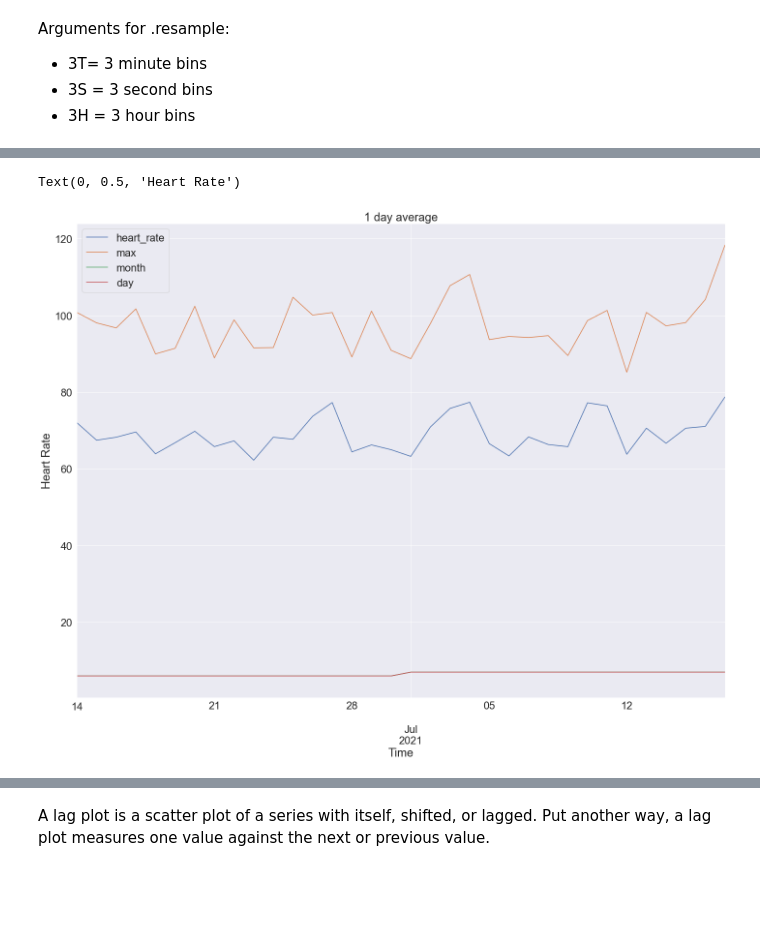
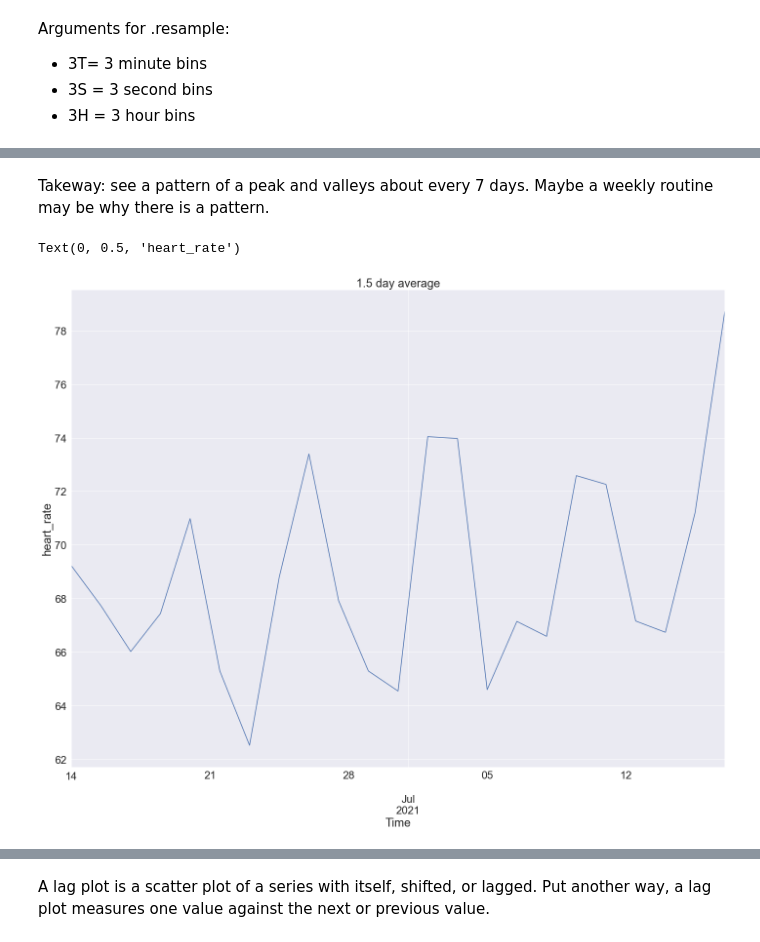
Before and after one commit to LinhQuach13/samsung_heart_rate_fit2, a Jupyter notebook: time_series_samsung_data.ipynb, the cells around one changed output, grey strips where cells are left out. Drawn from its saved outputs; the diff is of its cells as text; code cells hidden in the pictures; blank space fills up the shorter version.

```diff
--- a/time_series_samsung_data.ipynb
+++ b/time_series_samsung_data.ipynb
@@ -360,10 +373,12 @@ Text(0, 0.5, 'Heart Rate')
 [figure]
+# %% [markdown]
+Takeway: see a pattern of a peak and valleys about every 7 days. Maybe a weekly routine may be why there is a pattern.
 # %%
-#1 Day average chart
+# 1.5 day average visual
 sns.set(font_scale = 2) # change font size of chart labels
-train.resample('24H').mean().plot(title='1 day average') #resample our target ('heart_rate') and visualize it over various time periods.
+y.resample('36H').mean().plot(title='1.5 day average')  #resample our target ('heart_rate') and visualize it over various time periods.
 plt.xlabel('Time')
-plt.ylabel('Heart Rate')
+plt.ylabel('heart_rate')
 # %% [output]
-Text(0, 0.5, 'Heart Rate')
+Text(0, 0.5, 'heart_rate')
-[figure, old version]
+[figure, new version]
```
Also changed, not shown: parts of 27 cells of this notebook.
